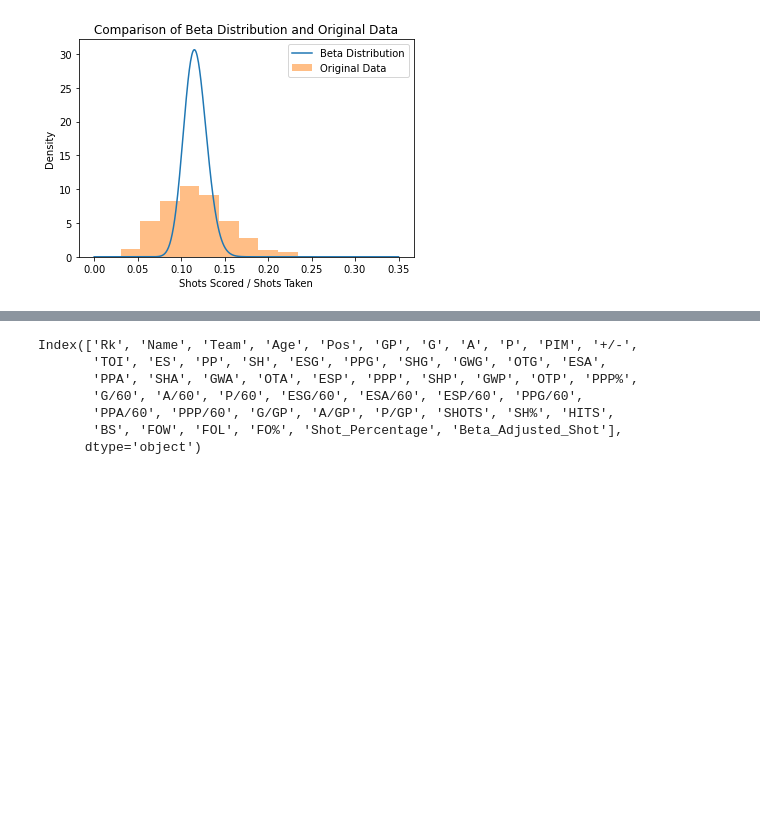
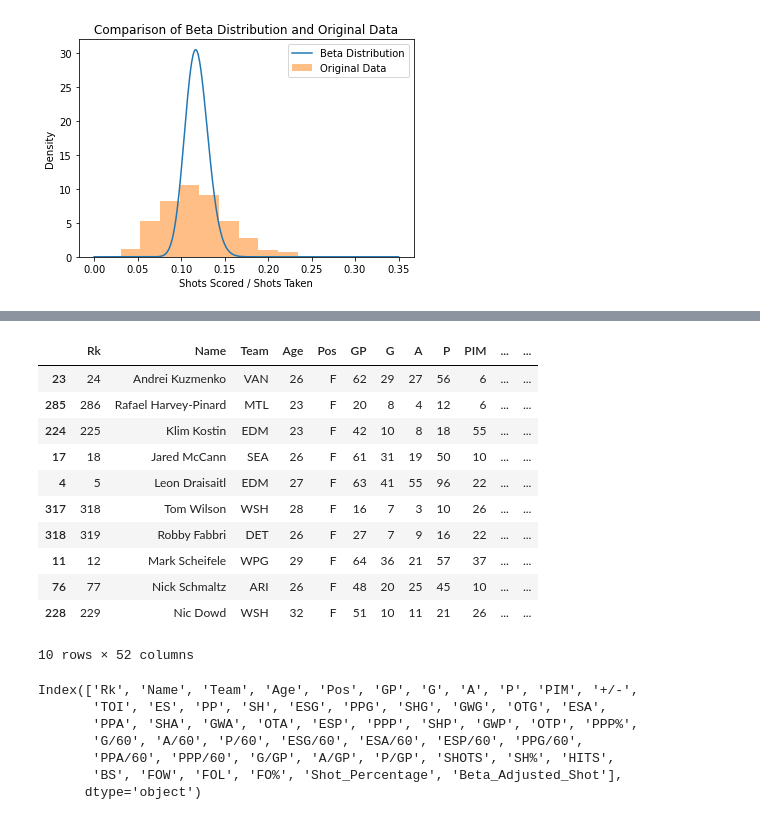
Before and after one commit to GiorgioVi/NHL_Analytics, a Jupyter notebook: Beta_Distribution_Best_Goal_Scorers.ipynb, the cells around one changed output, grey strips where cells are left out. Drawn from its saved outputs; the diff is of its cells as text; code cells hidden in the pictures; blank space fills up the shorter version.

```diff
--- a/Beta_Distribution_Best_Goal_Scorers.ipynb
+++ b/Beta_Distribution_Best_Goal_Scorers.ipynb
@@ -115,3 +130,18 @@ df['Beta_Adjusted_Shot'] = df.apply(lambda x: beta_transform_val(x['G'] /x['SHOT
+# %%
+df.sort_values(by='Shot_Percentage', ascending=False).iloc[0:10]
+# %% [output]
+|  | Rk | Name | Team | Age | Pos | GP | G | A | P | PIM | ... | ... |
+| 23 | 24 | Andrei Kuzmenko | VAN | 26 | F | 62 | 29 | 27 | 56 | 6 | ... | ... |
+| 285 | 286 | Rafael Harvey-Pinard | MTL | 23 | F | 20 | 8 | 4 | 12 | 6 | ... | ... |
+| 224 | 225 | Klim Kostin | EDM | 23 | F | 42 | 10 | 8 | 18 | 55 | ... | ... |
+| 17 | 18 | Jared McCann | SEA | 26 | F | 61 | 31 | 19 | 50 | 10 | ... | ... |
+| 4 | 5 | Leon Draisaitl | EDM | 27 | F | 63 | 41 | 55 | 96 | 22 | ... | ... |
+| 317 | 318 | Tom Wilson | WSH | 28 | F | 16 | 7 | 3 | 10 | 26 | ... | ... |
+| 318 | 319 | Robby Fabbri | DET | 26 | F | 27 | 7 | 9 | 16 | 22 | ... | ... |
+| 11 | 12 | Mark Scheifele | WPG | 29 | F | 64 | 36 | 21 | 57 | 37 | ... | ... |
+| 76 | 77 | Nick Schmaltz | ARI | 26 | F | 48 | 20 | 25 | 45 | 10 | ... | ... |
+| 228 | 229 | Nic Dowd | WSH | 32 | F | 51 | 10 | 11 | 21 | 26 | ... | ... |
+10 rows × 52 columns
 # %%
 df.columns
 # %% [output]
```
Also changed, not shown: parts of 5 cells of this notebook.
